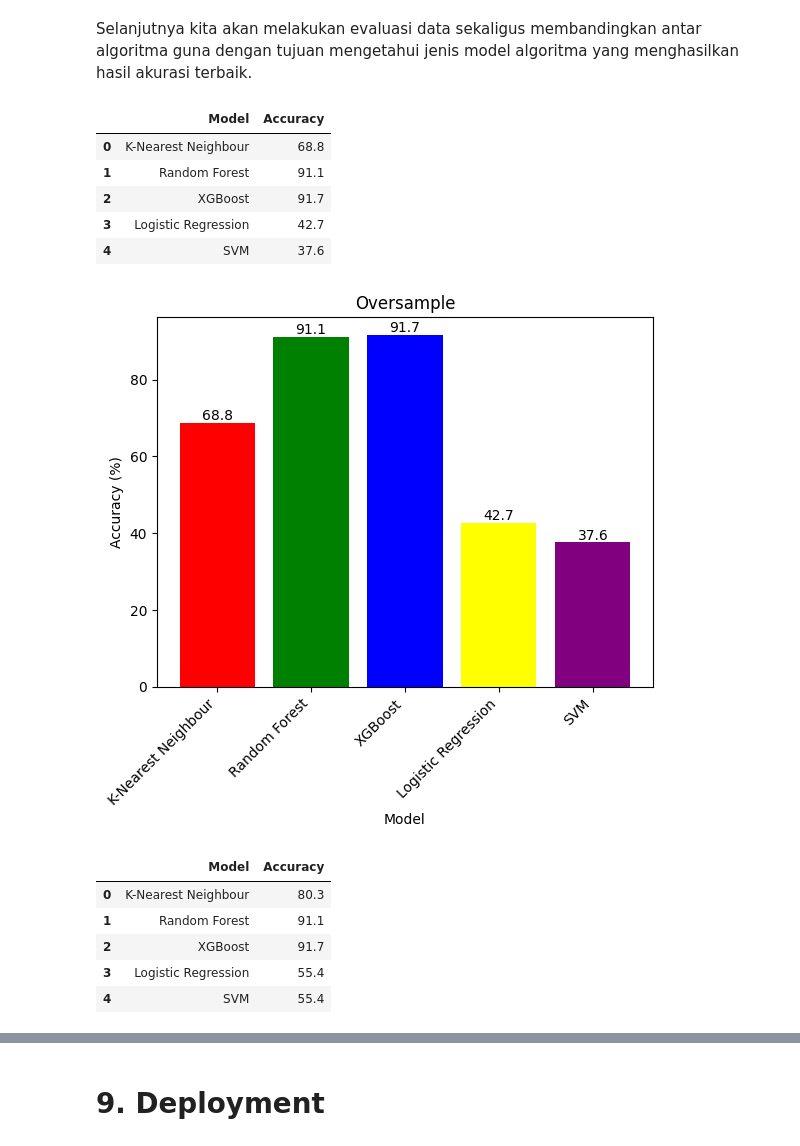
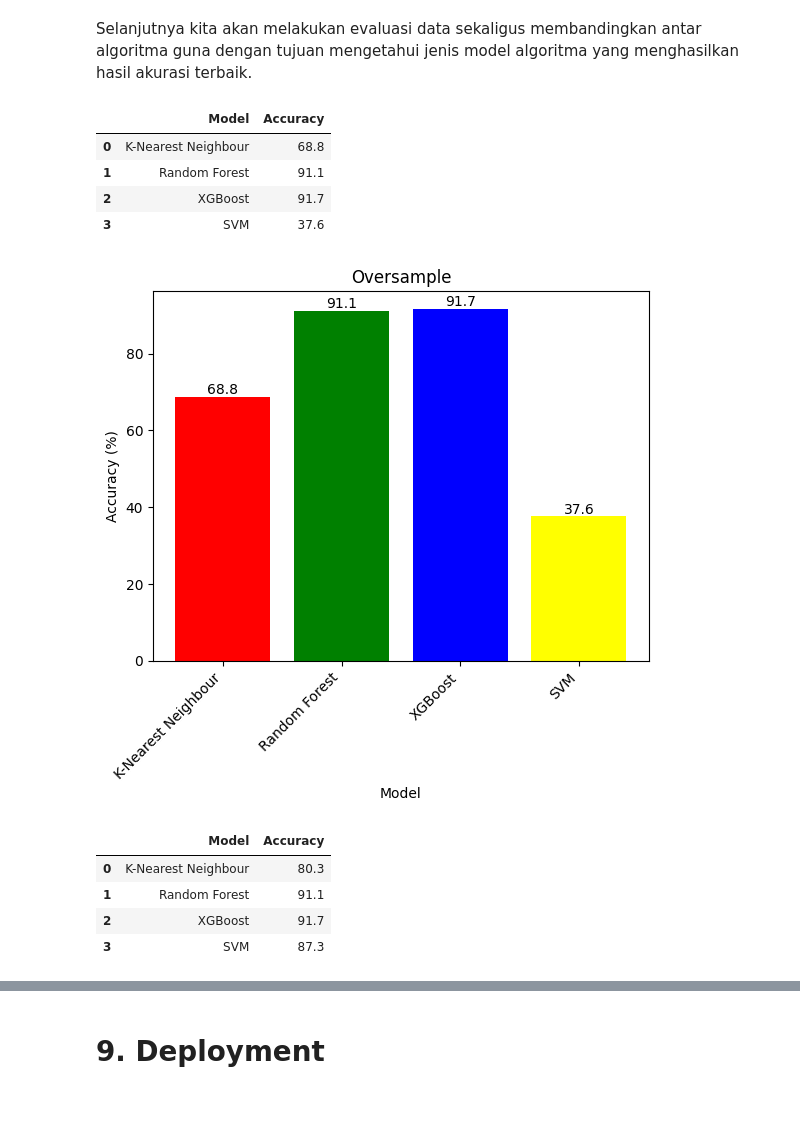
Before and after one commit to WildanR19/HeartDisease, a Jupyter notebook: Heart_Disease_Classification_(Cleveland_Dataset).ipynb, the cells around one changed output, grey strips where cells are left out. Drawn from its saved outputs; the diff is of its cells as text; code cells hidden in the pictures; blank space fills up the shorter version.

Commit message:
fix cleveland classification

```diff
--- a/Heart_Disease_Classification_(Cleveland_Dataset).ipynb
+++ b/Heart_Disease_Classification_(Cleveland_Dataset).ipynb
@@ -752,7 +749,0 @@ plt.show()
-# %%
-from sklearn.linear_model import LogisticRegression
-lr_model = LogisticRegression(random_state=0,solver='lbfgs', max_iter=100)
-lr_model.fit(X_train, y_train)
-# save
-with open('model/cleveland/lr.pkl','wb') as f:
-    pickle.dump(lr_model,f)
@@ -1406,8 +1258,8 @@ Selanjutnya kita akan melakukan evaluasi data sekaligus membandingkan antar algo
 import matplotlib.pyplot as plt
 
 model_comp1 = pd.DataFrame({
-      'Model': ['K-Nearest Neighbour','Random Forest', 'XGBoost', 'Logistic Regression', 'SVM'],
-      'Accuracy': [accuracy_knn_smote*100, accuracy_rf_smote*100, accuracy_xgb_smote*100, accuracy_lr_smote*100, accuracy_svm_smote*100],
+      'Model': ['K-Nearest Neighbour','Random Forest', 'XGBoost', 'SVM'],
+      'Accuracy': [accuracy_knn_smote*100, accuracy_rf_smote*100, accuracy_xgb_smote*100, accuracy_svm_smote*100],
     })
 
 model_comp1.head()
@@ -1416,28 +1268,27 @@ model_comp1.head()
 | 0 | K-Nearest Neighbour | 68.8 |
 | 1 | Random Forest | 91.1 |
 | 2 | XGBoost | 91.7 |
-| 3 | Logistic Regression | 42.7 |
-| 4 | SVM | 37.6 |
+| 3 | SVM | 37.6 |
 # %%
 # Membuat bar plot dengan keterangan jumlah
 fig, ax = plt.subplots()
-bars = plt.bar(model_comp1['Model'], model_comp1['Accuracy'], color=['red', 'green', 'blue', 'yellow', 'purple'])
+bars = plt.bar(model_comp1['Model'], model_comp1['Accuracy'], color=['red', 'green', 'blue', 'yellow'])
 plt.xlabel('Model')
 plt.ylabel('Accuracy (%)')
 plt.title('Oversample')
 plt.xticks(rotation=45, ha='right') # Untuk memutar label sumbu x agar lebih mudah dibaca
 
 # Menambahkan keterangan jumlah di atas setiap bar
 for bar in bars:
   yval = bar.get_height()
   plt.text(bar.get_x() + bar.get_width()/2, yval, round(yval, 2), ha='center', va='bottom')
 plt.show()
 # %% [output]
-[figure, old version]
+[figure, new version]
 # %%
 model_comp2 = pd.DataFrame({
-      'Model': ['K-Nearest Neighbour','Random Forest', 'XGBoost', 'Logistic Regression', 'SVM'],
-      'Accuracy': [accuracy_knn_smote_normal*100, accuracy_rf_smote_normal*100,accuracy_xgb_smote_normal*100, accuracy_lr_smote_normal*100, accuracy_svm_smote_normal*100],
+      'Model': ['K-Nearest Neighbour','Random Forest', 'XGBoost', 'SVM'],
+      'Accuracy': [accuracy_knn_smote_normal*100, accuracy_rf_smote_normal*100,accuracy_xgb_smote_normal*100, accuracy_svm_smote_normal*100],
     })
 model_comp2.head()
 # %% [output]
@@ -1445,8 +1296,7 @@ model_comp2.head()
 | 0 | K-Nearest Neighbour | 80.3 |
 | 1 | Random Forest | 91.1 |
 | 2 | XGBoost | 91.7 |
-| 3 | Logistic Regression | 55.4 |
-| 4 | SVM | 55.4 |
+| 3 | SVM | 87.3 |
 # %%
 # Membuat bar plot dengan keterangan jumlah
 fig, ax = plt.subplots()
```
Also changed, not shown: parts of 26 cells of this notebook, 5 other files.
